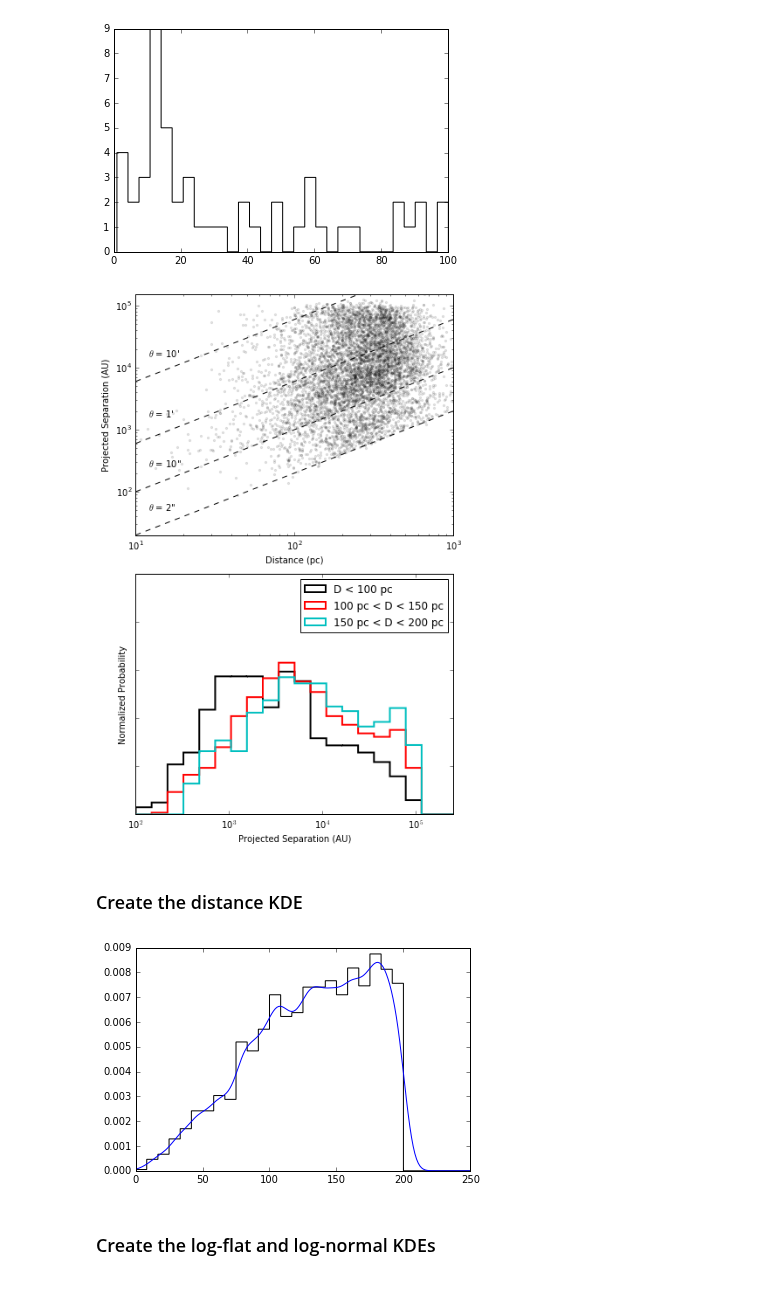
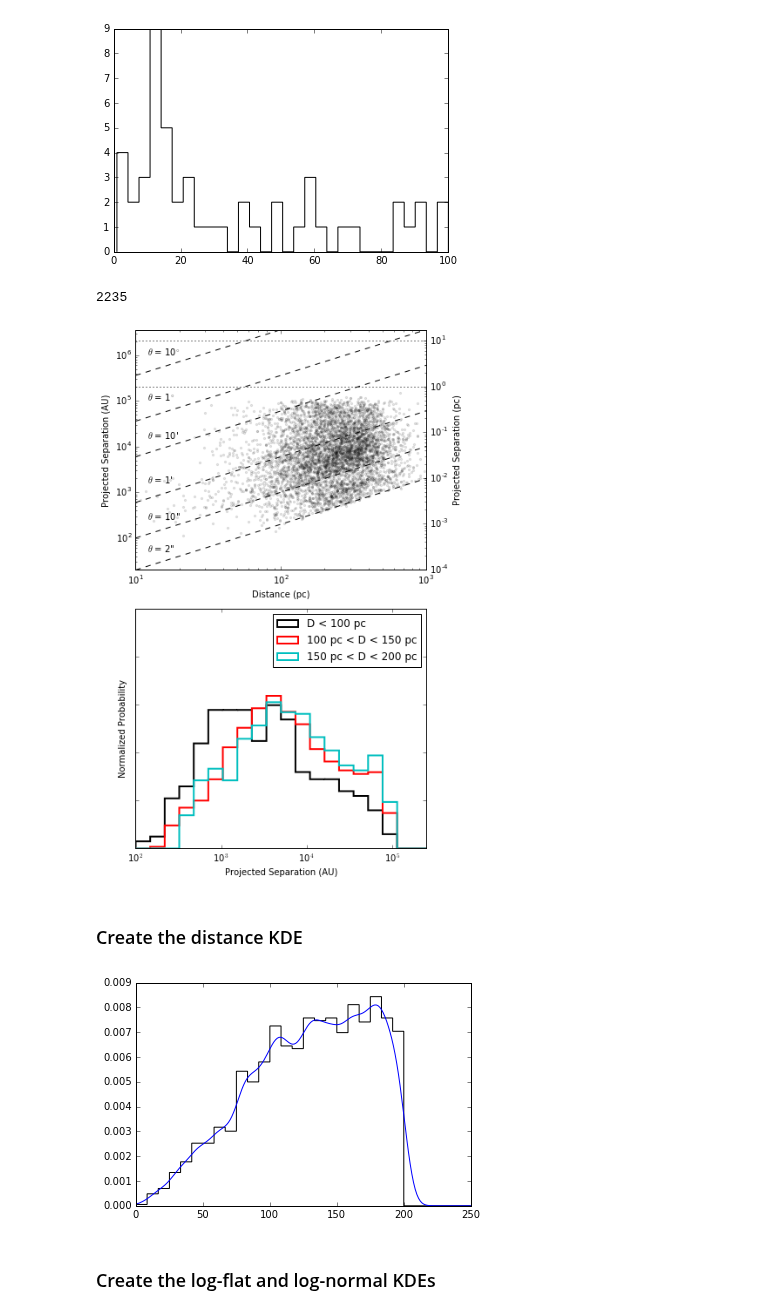
Before and after one commit to astroJeff/gaia_binaries, a Jupyter notebook: notebooks/TGAS_distribution.ipynb, the cells around one changed output. Drawn from its saved outputs; the diff is of its cells as text; code cells hidden in the pictures.

```diff
--- a/notebooks/TGAS_distribution.ipynb
+++ b/notebooks/TGAS_distribution.ipynb
@@ -20,9 +20,9 @@ pc_to_cm = 3.086e18               # pc to cm
 # %%
 folder = '../data/TGAS/'
 
-TGAS = np.genfromtxt(open(folder + 'gaia_wide_binaries_TGAS_plx_empirical_cleaned.txt', 'rb'), comments='#', names=True, skip_header=4)
+TGAS = np.genfromtxt(open(folder + 'gaia_wide_binaries_TGAS_plx_empirical_cleaned.txt', 'rb'), comments='#', names=True)
 
-TGAS_good = TGAS[TGAS['P_posterior'] > 0.9]
+TGAS_good = TGAS[TGAS['P_posterior'] > 0.99]
 # %%
 print TGAS.shape
 print TGAS_good.shape
@@ -351,6 +351,10 @@ for i in np.arange(len(TGAS_good)):
 
 # Calculate the physical separation in AU
 s = (TGAS_good['theta']*np.pi/180.0/3600.0) * dist * (pc_to_cm/AU_to_cm)
+# %%
+print len(dist[dist<200.0])
+# %% [output]
+2235
 # %%
 fig, ax = plt.subplots(2, 1, figsize=(6, 9))
 
@@ -361,6 +365,8 @@ tmp_y_2as = 2. * (np.pi/180.0/3600.0) * tmp_x * (pc_to_cm/AU_to_cm)
 tmp_y_10as = 10. * (np.pi/180.0/3600.0) * tmp_x * (pc_to_cm/AU_to_cm)
 tmp_y_60as = 60. * (np.pi/180.0/3600.0) * tmp_x * (pc_to_cm/AU_to_cm)
 tmp_y_600as = 600. * (np.pi/180.0/3600.0) * tmp_x * (pc_to_cm/AU_to_cm)
+tmp_y_1deg = (np.pi/180.0) * tmp_x * (pc_to_cm/AU_to_cm)
+tmp_y_10deg = 10.0 * (np.pi/180.0) * tmp_x * (pc_to_cm/AU_to_cm)
 
 ax[0].scatter(dist, s, marker='.', color='k', alpha=0.1, rasterized=True)
 
@@ -373,46 +379,55 @@ ax[0].plot(tmp_x, tmp_y_60as, color='k', linestyle='dashed')
 ax[0].text(12.0, 1600., r"$\theta$ = 1'")
 ax[0].plot(tmp_x, tmp_y_600as, color='k', linestyle='dashed')
 ax[0].text(12.0, 15000., r"$\theta$ = 10'")
-
+ax[0].plot(tmp_x, tmp_y_1deg, color='k', linestyle='dashed')
+ax[0].text(12.0, 1.0e5, r"$\theta$ = 1$^{\circ}$")
+ax[0].plot(tmp_x, tmp_y_10deg, color='k', linestyle='dashed')
+ax[0].text(12.0, 1.0e6, r"$\theta$ = 10$^{\circ}$")
 
 
 ax[0].set_xlim(10.0, 1000.0)
-ax[0].set_ylim(20.0, 1.5e5)
+ax[0].set_ylim(20.0, 3.5e6)
 ax[0].set_xscale('log')
 ax[0].set_yscale('log')
 ax[0].set_xlabel("Distance (pc)")
 ax[0].set_ylabel("Projected Separation (AU)")
+ax[0].axhline(1.0*c.pc_to_cm/c.AU_to_cm, color='k', linestyle='dotted')
+ax[0].axhline(10.0*c.pc_to_cm/c.AU_to_cm, color='k', linestyle='dotted')
 
+ax2 = ax[0].twinx()
+ax2.set_ylim(ax[0].get_ylim()[0]*c.AU_to_cm/c.pc_to_cm, ax[0].get_ylim()[1]*c.AU_to_cm/c.pc_to_cm)
+ax2.set_yscale('log')
+ax2.set_ylabel("Projected Separation (pc)")
 
 
 idx_100 = np.where(dist<100.0)
 idx_100_150 = np.intersect1d(np.where(dist<150.0)[0], np.where(dist>100.0)[0])
 idx_150_200 = np.intersect1d(np.where(dist<200.0)[0], np.where(dist>150.0)[0])
 idx_200 = np.where(dist<200.0)
 
 xmin, xmax = 2.0, 5.4
 ax[1].hist( np.log10(s[idx_100]), histtype='step', normed=True, linewidth=2.0,
            color='k', bins=20, range=(xmin,xmax), label='D < 100 pc')
 ax[1].hist( np.log10(s[idx_100_150]), histtype='step', normed=True, linewidth=2.0,
            color='r', bins=20, range=(xmin,xmax), label='100 pc < D < 150 pc')
 ax[1].hist( np.log10(s[idx_150_200]), histtype='step', normed=True, linewidth=2.0,
            color='c', bins=20, range=(xmin,xmax), label='150 pc < D < 200 pc')
 
 ax[1].set_xlabel("Projected Separation (AU)")
 ax[1].set_ylabel('Normalized Probability')
 ax[1].set_xticks([1, 2, 3, 4, 5])
 ax[1].set_xticklabels([r'10$^1$', r'10$^2$', r'10$^3$', r'10$^4$', r'10$^5$'])
 ax[1].set_yticklabels([])
 
 ax[1].set_xlim(xmin, xmax)
 ax[1].set_ylim(0, 1.)
 ax[1].legend(loc=1)
 
 plt.tight_layout()
 #plt.savefig('../figures/TGAS_s_distribution.pdf')
 plt.show()
 # %% [output]
-[figure, old version]
+[figure, new version]
 # %% [markdown]
 ### Create the distance KDE
 # %%
@@ -429,7 +444,7 @@ plt.hist(dist[dist<200.0], normed=True, histtype='step', color='k', bins=30, ran
 
 plt.show()
 # %% [output]
-[figure, old version]
+[figure, new version]
 # %% [markdown]
 ### Create the log-flat and log-normal KDEs
 # %%
```
Also changed, not shown: parts of 6 cells of this notebook, 4 other files.
